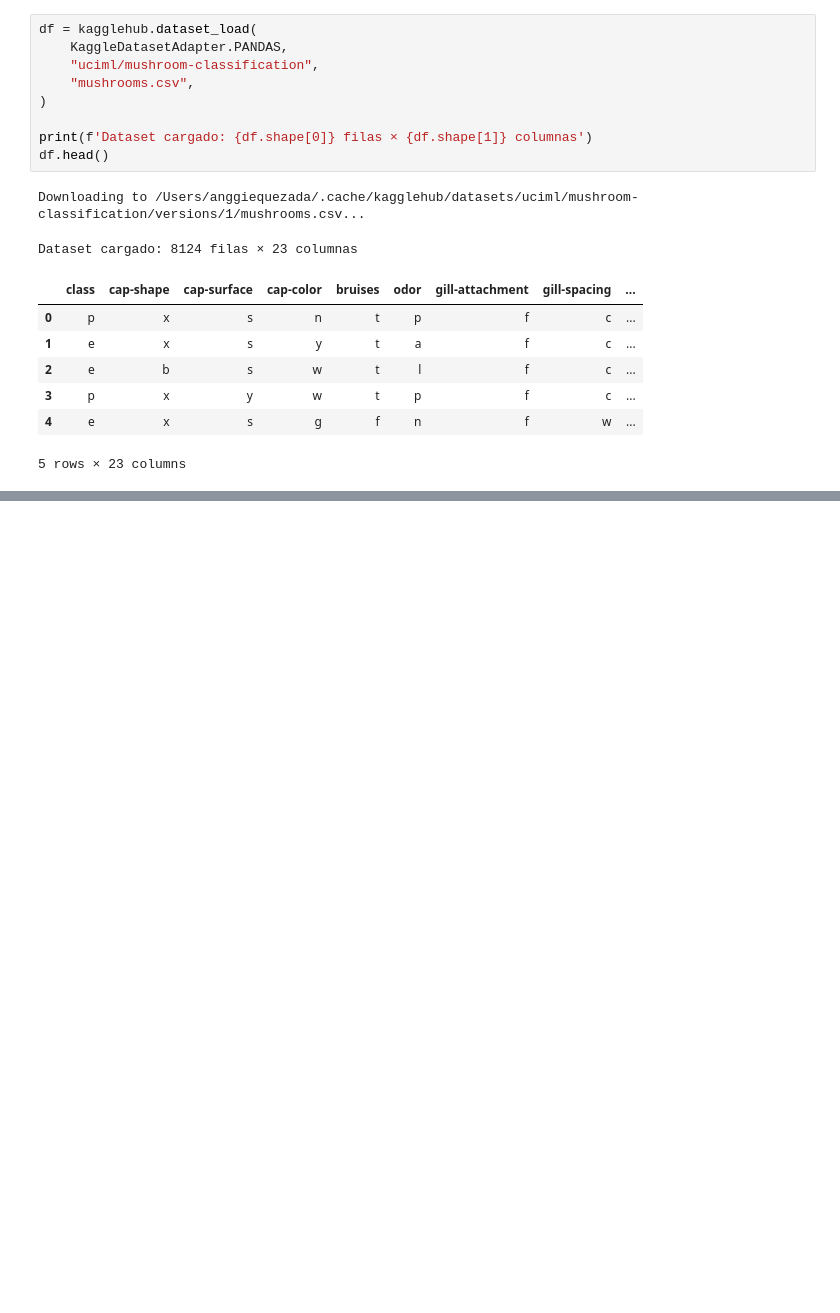
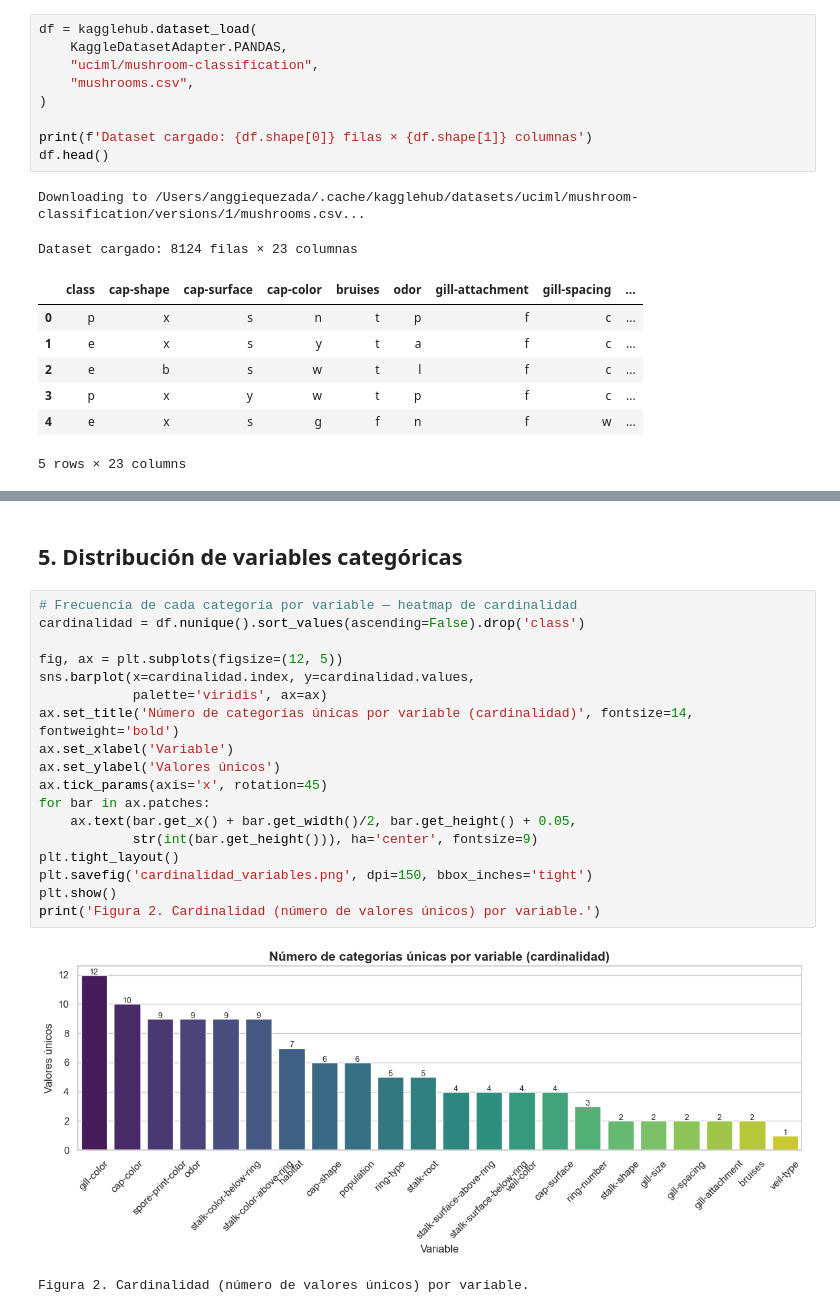
Before and after one commit to AleWWH1104/Lab10-md, a Jupyter notebook: Lab10.ipynb, the cells around one changed output, grey strips where cells are left out. Cells and saved outputs as stored; diff of their text form; blank space fills up the shorter version.

```diff
--- a/Lab10.ipynb
+++ b/Lab10.ipynb
@@ -53,0 +193,23 @@ Dataset cargado: 8124 filas × 23 columnas
+# %% [markdown]
+## 5. Distribución de variables categóricas
+# %%
+# Frecuencia de cada categoría por variable — heatmap de cardinalidad
+cardinalidad = df.nunique().sort_values(ascending=False).drop('class')
+
+fig, ax = plt.subplots(figsize=(12, 5))
+sns.barplot(x=cardinalidad.index, y=cardinalidad.values,
+            palette='viridis', ax=ax)
+ax.set_title('Número de categorías únicas por variable (cardinalidad)', fontsize=14, fontweight='bold')
+ax.set_xlabel('Variable')
+ax.set_ylabel('Valores únicos')
+ax.tick_params(axis='x', rotation=45)
+for bar in ax.patches:
+    ax.text(bar.get_x() + bar.get_width()/2, bar.get_height() + 0.05,
+            str(int(bar.get_height())), ha='center', fontsize=9)
+plt.tight_layout()
+plt.savefig('cardinalidad_variables.png', dpi=150, bbox_inches='tight')
+plt.show()
+print('Figura 2. Cardinalidad (número de valores únicos) por variable.')
+# %% [output]
+[figure, added]
+Figura 2. Cardinalidad (número de valores únicos) por variable.
```
Also changed, not shown: parts of 15 cells of this notebook, 4 other files.
